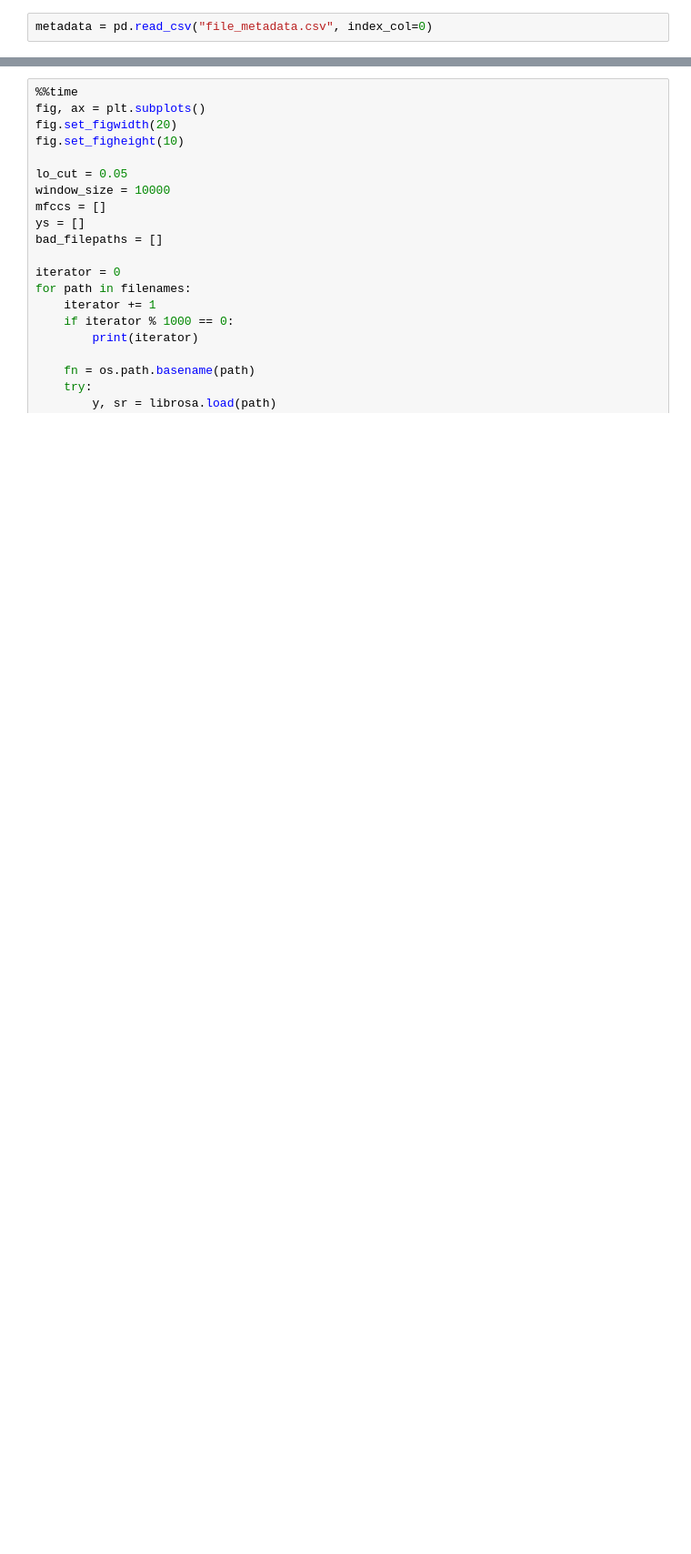
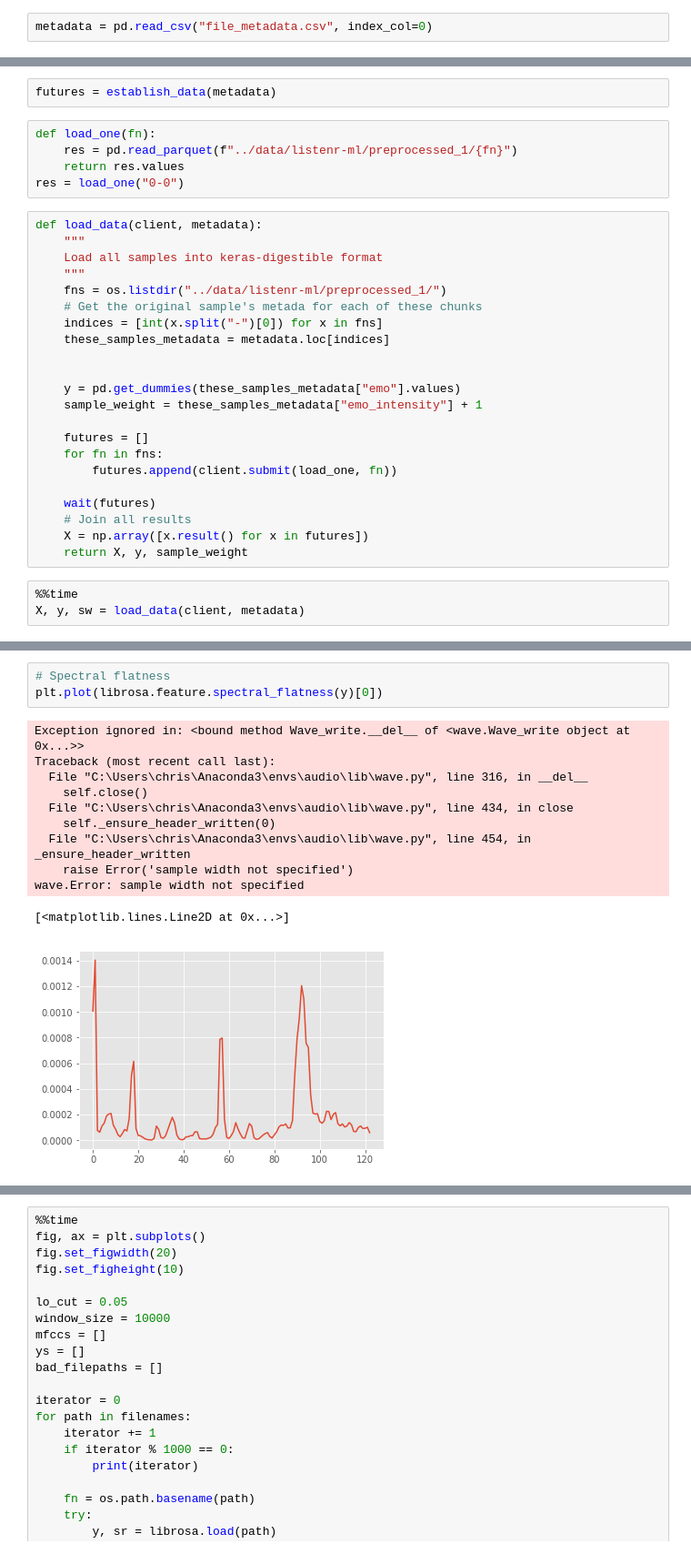
Before and after one commit to Chrisjw42/listenr-ml, a Jupyter notebook: 2. Data preprocessing.ipynb, the cells around one changed output, grey strips where cells are left out. Shown: that part at 91% size. Cells and saved outputs as stored; diff of their text form; blank space fills up the shorter version.

```diff
--- a/2. Data preprocessing.ipynb
+++ b/2. Data preprocessing.ipynb
@@ -38,0 +105,32 @@ array([           nan,            nan,            nan, ...,
+# %%
+futures = establish_data(metadata)
+# %%
+def load_one(fn):
+    res = pd.read_parquet(f"../data/listenr-ml/preprocessed_1/{fn}")
+    return res.values
+res = load_one("0-0")
+# %%
+def load_data(client, metadata):
+    """
+    Load all samples into keras-digestible format
+    """
+    fns = os.listdir("../data/listenr-ml/preprocessed_1/")
+    # Get the original sample's metada for each of these chunks
+    indices = [int(x.split("-")[0]) for x in fns]
+    these_samples_metadata = metadata.loc[indices]
+
+
+    y = pd.get_dummies(these_samples_metadata["emo"].values)
+    sample_weight = these_samples_metadata["emo_intensity"] + 1
+
+    futures = []
+    for fn in fns:
+        futures.append(client.submit(load_one, fn))
+
+    wait(futures)
+    # Join all results
+    X = np.array([x.result() for x in futures])
+    return X, y, sample_weight
+# %%
+%%time
+X, y, sw = load_data(client, metadata)
@@ -38,0 +205,15 @@ array([           nan,            nan,            nan, ...,
+# %%
+# Spectral flatness
+plt.plot(librosa.feature.spectral_flatness(y)[0])
+# %% [output]
+Exception ignored in: <bound method Wave_write.__del__ of <wave.Wave_write object at 0x...>>
+Traceback (most recent call last):
+  File "C:\Users\chris\Anaconda3\envs\audio\lib\wave.py", line 316, in __del__
+    self.close()
+  File "C:\Users\chris\Anaconda3\envs\audio\lib\wave.py", line 434, in close
+    self._ensure_header_written(0)
+  File "C:\Users\chris\Anaconda3\envs\audio\lib\wave.py", line 454, in _ensure_header_written
+    raise Error('sample width not specified')
+wave.Error: sample width not specified
+[<matplotlib.lines.Line2D at 0x...>]
+[figure, added]
```
Also changed, not shown: parts of 46 cells of this notebook.
